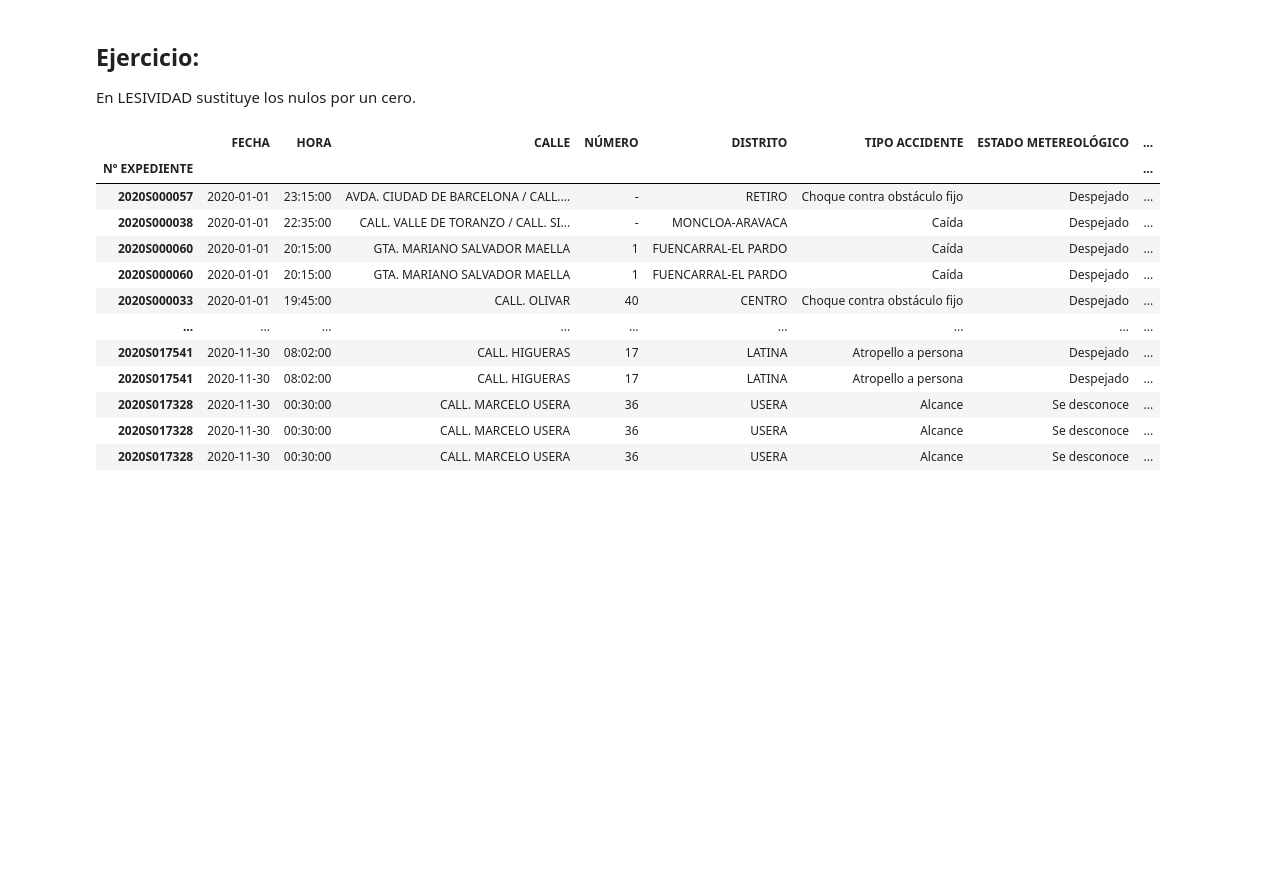
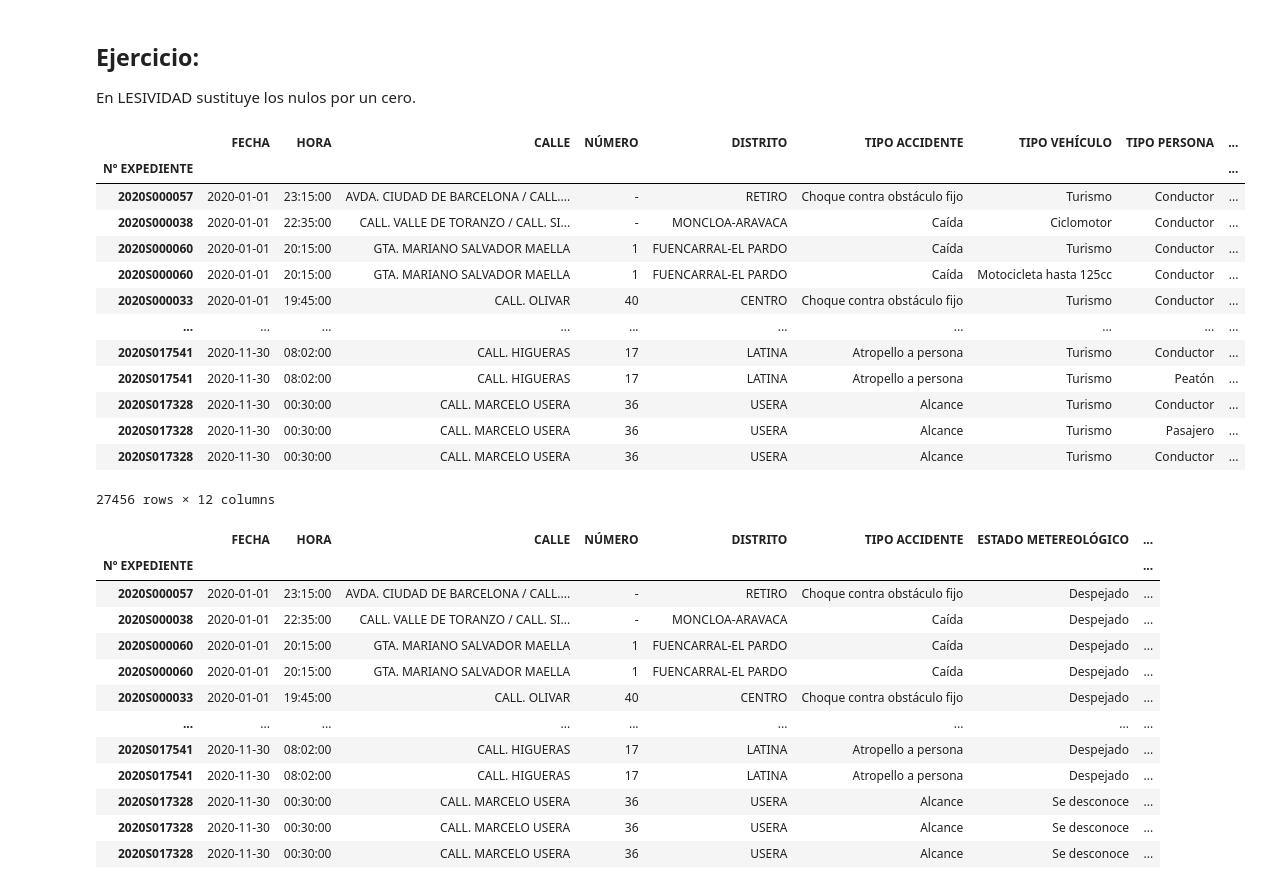
Before and after one commit to escdip-ai/ds_dip, a Jupyter notebook: 16_PANDAS V - CALIDAD DE DATOS - CORRECCION/01_Notebooks/14_Pandas_Base_V_Calidad_De_Datos_Correcion_Ejercicios copy.ipynb, the cells around one changed output. Drawn from its saved outputs; the diff is of its cells as text; code cells hidden in the pictures; blank space fills up the shorter version.

```diff
--- a/16_PANDAS V - CALIDAD DE DATOS - CORRECCION/01_Notebooks/14_Pandas_Base_V_Calidad_De_Datos_Correcion_Ejercicios copy.ipynb
+++ b/16_PANDAS V - CALIDAD DE DATOS - CORRECCION/01_Notebooks/14_Pandas_Base_V_Calidad_De_Datos_Correcion_Ejercicios copy.ipynb
@@ -215,3 +353,6 @@ Acuérdate de ir guardando en df en cada paso.
 ## Ejercicio:
 
 Elimina los registros que tienen nulo en numero o distrito
+# %%
+df.dropna(subset=['NÚMERO', 'DISTRITO'], inplace=True)
+df
@@ -242,3 +402,13 @@ Imputa por la moda en TIPO PERSONA, TIPO ACCIDENTE Y TIPO VEHÍCULO.
 'Conductor'
 # %% [markdown]
 Haz las imputaciones
+# %%
+moda_tipo_persona = df['TIPO PERSONA'].mode()[0]
+moda_tipo_accidente = df['TIPO ACCIDENTE'].mode()[0]
+moda_tipo_vehiculo = df['TIPO VEHÍCULO'].mode()[0]
+
+df['TIPO PERSONA'] = df['TIPO PERSONA'].fillna(moda_tipo_persona)
+df['TIPO ACCIDENTE'] = df['TIPO ACCIDENTE'].fillna(moda_tipo_accidente)
+df['TIPO VEHÍCULO'] = df['TIPO VEHÍCULO'].fillna(moda_tipo_vehiculo)
+
+df['TIPO PERSONA'].value_counts(dropna=False)
@@ -270,6 +456,8 @@ Index(['Despejado', 'Granizando', 'LLuvia intensa', 'Lluvia débil', 'Nevando',
 Reemplaza los nulos, pero recuerda que primero debes añadir la nueva categoria.
 # %%
 #Primero añadimos las categorías donde no existan
-
+#df['SEXO'] = df['SEXO'].cat.add_categories('Se desconoce')
 
 #Y después reemplazamos los nulos
+df.SEXO = df.SEXO.fillna('Se desconoce')
+df.SEXO.cat.categories
@@ -285,3 +483,7 @@ Hombre          17170
 Mujer            7832
 Se desconoce     2454
 Name: count, dtype: int64
+# %%
+df['ESTADO METEREOLÓGICO'] = df['ESTADO METEREOLÓGICO'].fillna('Se desconoce')
+
+df['ESTADO METEREOLÓGICO'].value_counts(dropna=False)
@@ -303,6 +515,25 @@ Name: count, dtype: int64
 ## Ejercicio:
 
 En LESIVIDAD sustituye los nulos por un cero.
+# %%
+df.LESIVIDAD = df.LESIVIDAD.fillna(0)
+df.drop(columns=['ESTADO METEREOLÓGICO'], inplace=True)
+df
+# %% [output]
+|  | FECHA | HORA | CALLE | NÚMERO | DISTRITO | TIPO ACCIDENTE | TIPO VEHÍCULO | TIPO PERSONA | ... |
+| Nº EXPEDIENTE |  |  |  |  |  |  |  |  | ... |
+| 2020S000057 | 2020-01-01 | 23:15:00 | AVDA. CIUDAD DE BARCELONA / CALL.... | - | RETIRO | Choque contra obstáculo fijo | Turismo | Conductor | ... |
+| 2020S000038 | 2020-01-01 | 22:35:00 | CALL. VALLE DE TORANZO / CALL. SI... | - | MONCLOA-ARAVACA | Caída | Ciclomotor | Conductor | ... |
+| 2020S000060 | 2020-01-01 | 20:15:00 | GTA. MARIANO SALVADOR MAELLA | 1 | FUENCARRAL-EL PARDO | Caída | Turismo | Conductor | ... |
+| 2020S000060 | 2020-01-01 | 20:15:00 | GTA. MARIANO SALVADOR MAELLA | 1 | FUENCARRAL-EL PARDO | Caída | Motocicleta hasta 125cc | Conductor | ... |
+| 2020S000033 | 2020-01-01 | 19:45:00 | CALL. OLIVAR | 40 | CENTRO | Choque contra obstáculo fijo | Turismo | Conductor | ... |
+| ... | ... | ... | ... | ... | ... | ... | ... | ... | ... |
+| 2020S017541 | 2020-11-30 | 08:02:00 | CALL. HIGUERAS | 17 | LATINA | Atropello a persona | Turismo | Conductor | ... |
+| 2020S017541 | 2020-11-30 | 08:02:00 | CALL. HIGUERAS | 17 | LATINA | Atropello a persona | Turismo | Peatón | ... |
+| 2020S017328 | 2020-11-30 | 00:30:00 | CALL. MARCELO USERA | 36 | USERA | Alcance | Turismo | Conductor | ... |
+| 2020S017328 | 2020-11-30 | 00:30:00 | CALL. MARCELO USERA | 36 | USERA | Alcance | Turismo | Pasajero | ... |
+| 2020S017328 | 2020-11-30 | 00:30:00 | CALL. MARCELO USERA | 36 | USERA | Alcance | Turismo | Conductor | ... |
+27456 rows × 12 columns
 # %%
 #No tocar, es para que veas la solución
 # %% [output]
```
Also changed, not shown: parts of 17 cells of this notebook.
